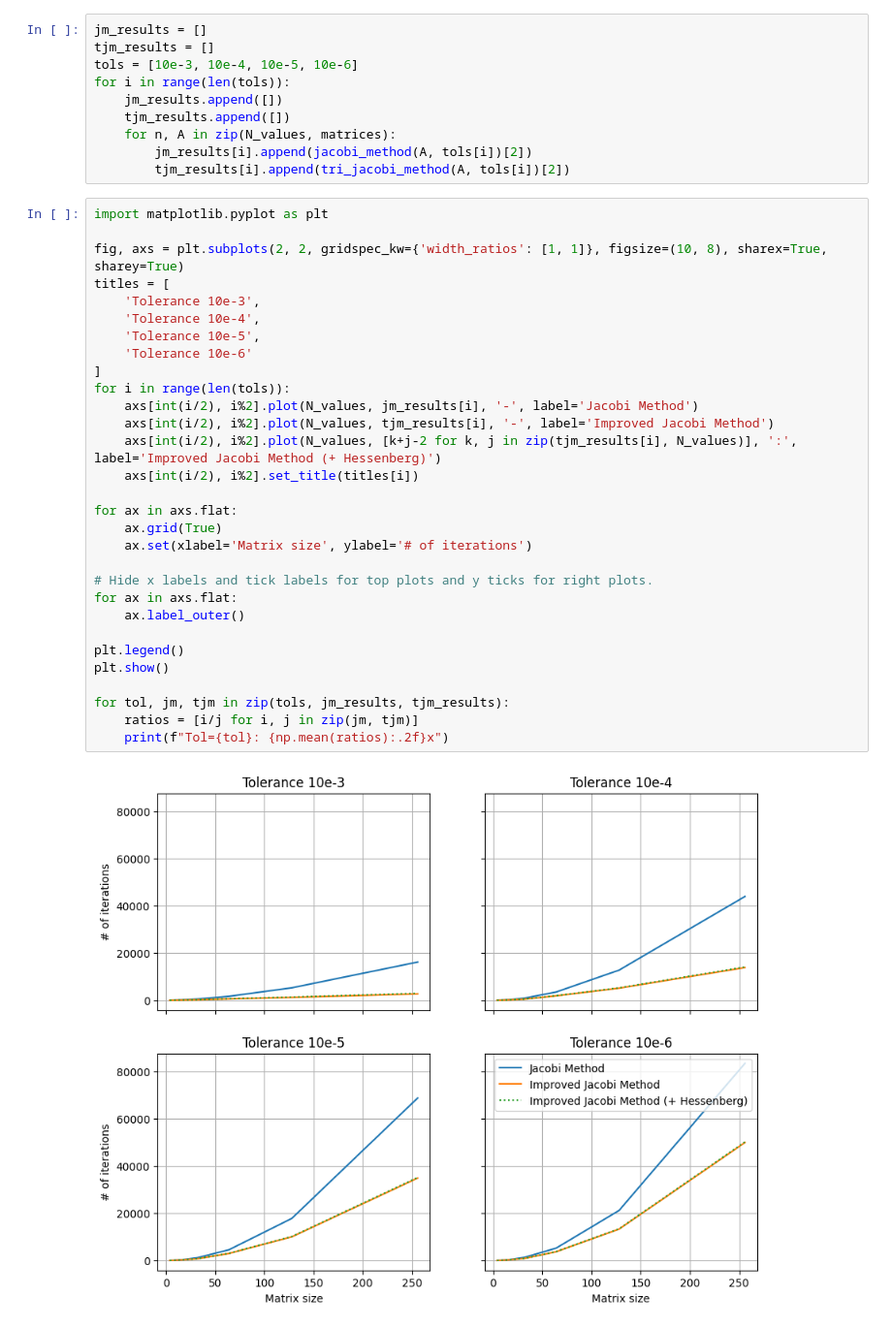
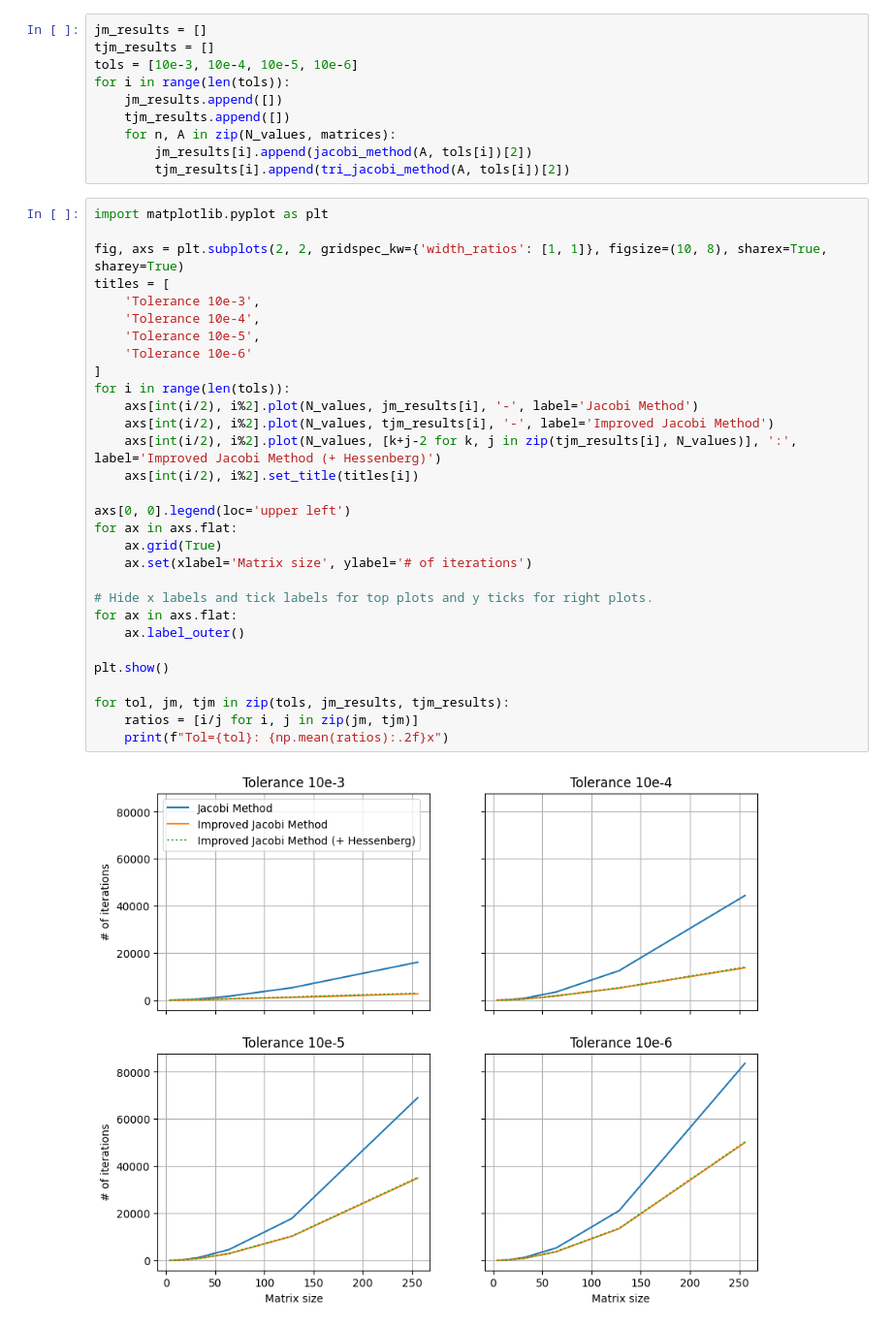
Before and after one commit to Fnixya/Go_Practice, a Jupyter notebook: opt4/Extra_Assigment_04.ipynb, the cells around one changed output. Shown: that part at 97% size. Saved outputs shown, nothing was run; the diff lists cells and outputs as text.

```diff
--- a/opt4/Extra_Assigment_04.ipynb
+++ b/opt4/Extra_Assigment_04.ipynb
@@ -150,34 +150,34 @@ for i in range(len(tols)):
 # %%
 import matplotlib.pyplot as plt
 
 fig, axs = plt.subplots(2, 2, gridspec_kw={'width_ratios': [1, 1]}, figsize=(10, 8), sharex=True, sharey=True)
 titles = [
     'Tolerance 10e-3',
     'Tolerance 10e-4',
     'Tolerance 10e-5',
     'Tolerance 10e-6'
 ]
 for i in range(len(tols)):
     axs[int(i/2), i%2].plot(N_values, jm_results[i], '-', label='Jacobi Method')
     axs[int(i/2), i%2].plot(N_values, tjm_results[i], '-', label='Improved Jacobi Method')
     axs[int(i/2), i%2].plot(N_values, [k+j-2 for k, j in zip(tjm_results[i], N_values)], ':', label='Improved Jacobi Method (+ Hessenberg)')
     axs[int(i/2), i%2].set_title(titles[i])
 
+axs[0, 0].legend(loc='upper left')
 for ax in axs.flat:
     ax.grid(True)
     ax.set(xlabel='Matrix size', ylabel='# of iterations')
 
 # Hide x labels and tick labels for top plots and y ticks for right plots.
 for ax in axs.flat:
     ax.label_outer()
 
-plt.legend()
 plt.show()
 
 for tol, jm, tjm in zip(tols, jm_results, tjm_results):
     ratios = [i/j for i, j in zip(jm, tjm)]
     print(f"Tol={tol}: {np.mean(ratios):.2f}x")
 # %% [output]
-[figure, old version]
+[figure, new version]
 Tol=0.01: 2.82x
 Tol=0.001: 1.83x
```
Also changed, not shown: parts of 4 cells of this notebook.
